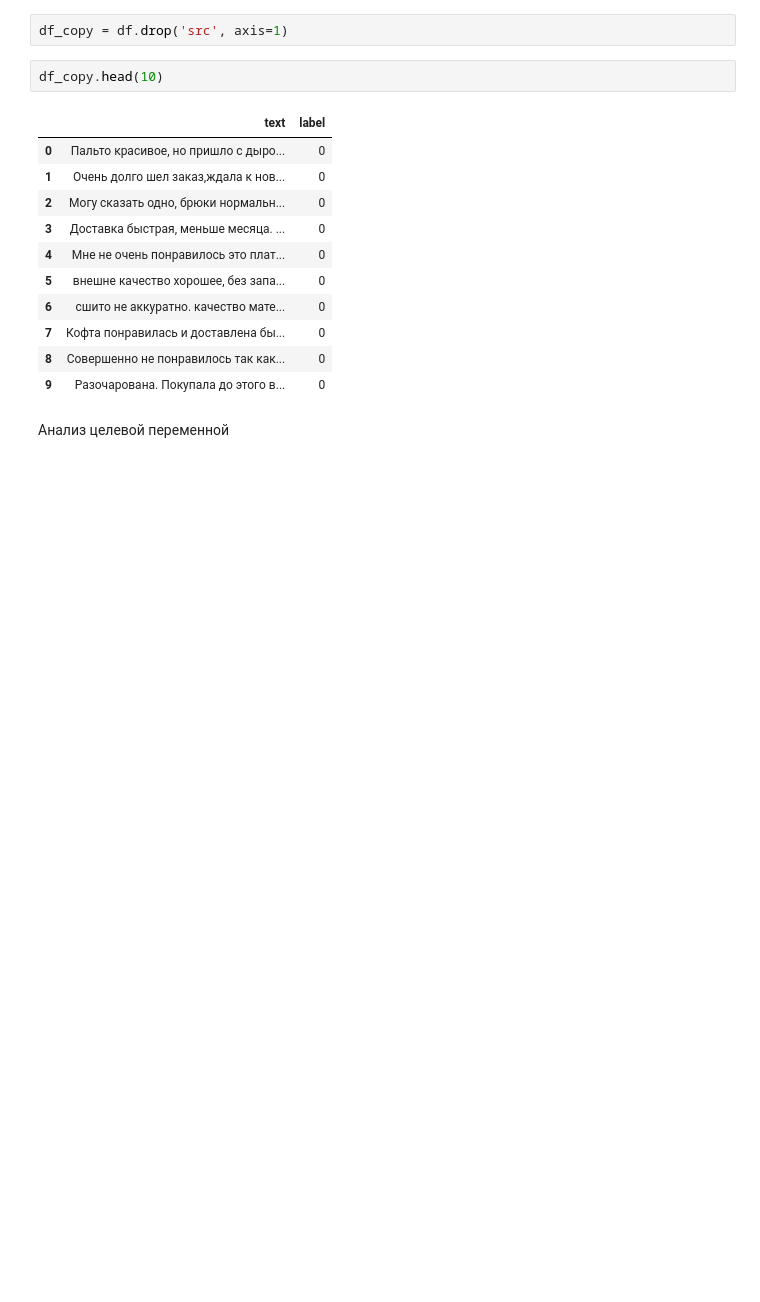
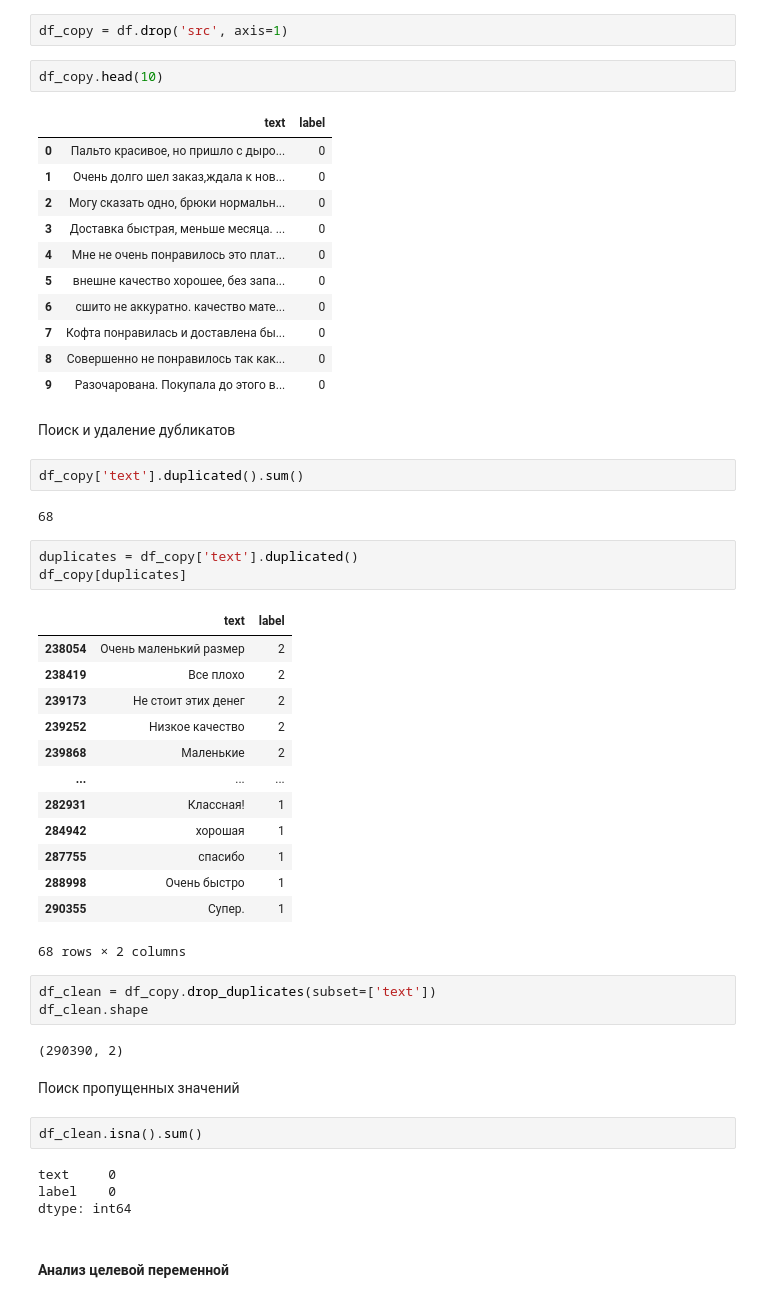
Before and after one commit to moon-may/Machine_Learning, a Jupyter notebook: main.ipynb, the cells around one changed output. Cells and saved outputs as stored; diff of their text form; blank space fills up the shorter version.

```diff
--- a/main.ipynb
+++ b/main.ipynb
@@ -69,5 +72,41 @@ df_copy.head(10)
 | 7 | Кофта понравилась и доставлена бы... | 0 |
 | 8 | Совершенно не понравилось так как... | 0 |
 | 9 | Разочарована. Покупала до этого в... | 0 |
+# %% [markdown]
+Поиск и удаление дубликатов
+# %%
+df_copy['text'].duplicated().sum()
+# %% [output]
+68
+# %%
+duplicates = df_copy['text'].duplicated()
+df_copy[duplicates]
+# %% [output]
+|  | text | label |
+| 238054 | Очень маленький размер | 2 |
+| 238419 | Все плохо | 2 |
+| 239173 | Не стоит этих денег | 2 |
+| 239252 | Низкое качество | 2 |
+| 239868 | Маленькие | 2 |
+| ... | ... | ... |
+| 282931 | Классная! | 1 |
+| 284942 | хорошая | 1 |
+| 287755 | спасибо | 1 |
+| 288998 | Очень быстро | 1 |
+| 290355 | Супер. | 1 |
+68 rows × 2 columns
+# %%
+df_clean = df_copy.drop_duplicates(subset=['text'])
+df_clean.shape
+# %% [output]
+(290390, 2)
+# %% [markdown]
+Поиск пропущенных значений
+# %%
+df_clean.isna().sum()
+# %% [output]
+text     0
+label    0
+dtype: int64
 # %% [markdown]
-Анализ целевой переменной
+#### Анализ целевой переменной
```
Also changed, not shown: parts of 8 cells of this notebook.
